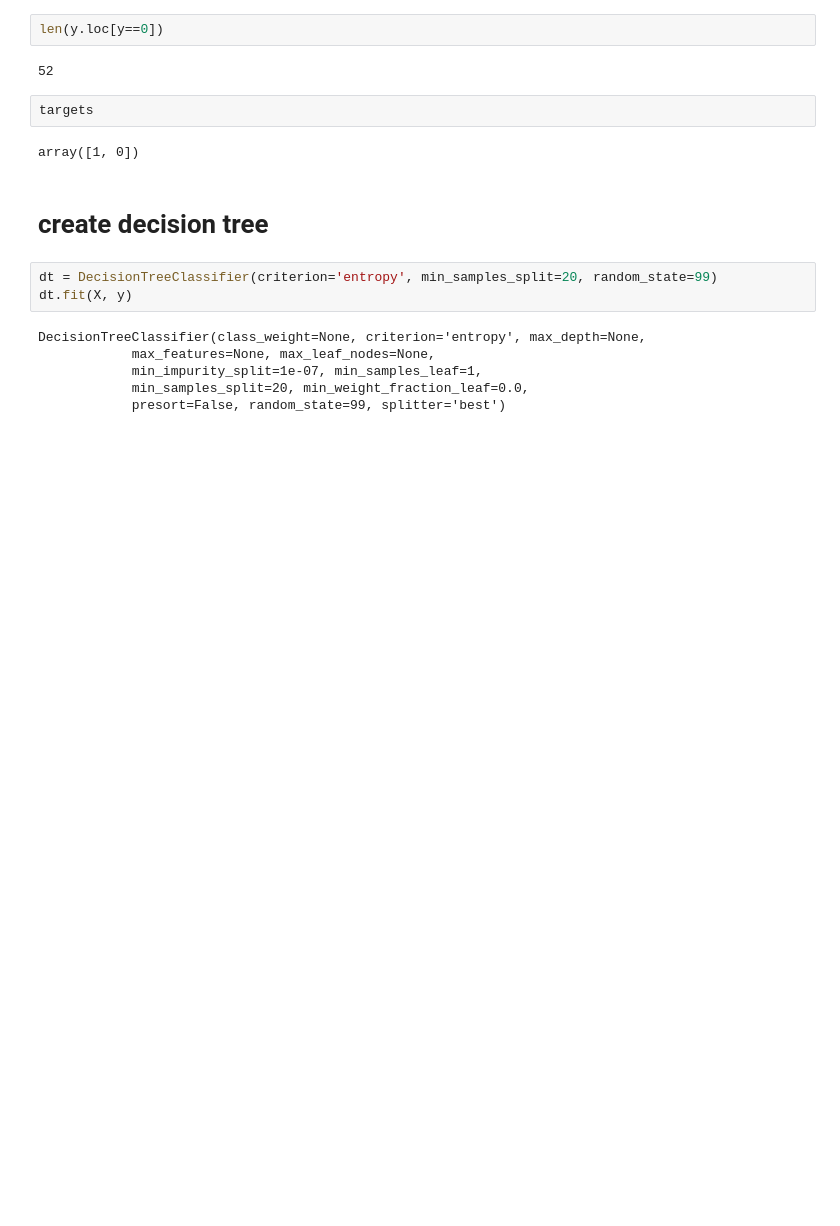
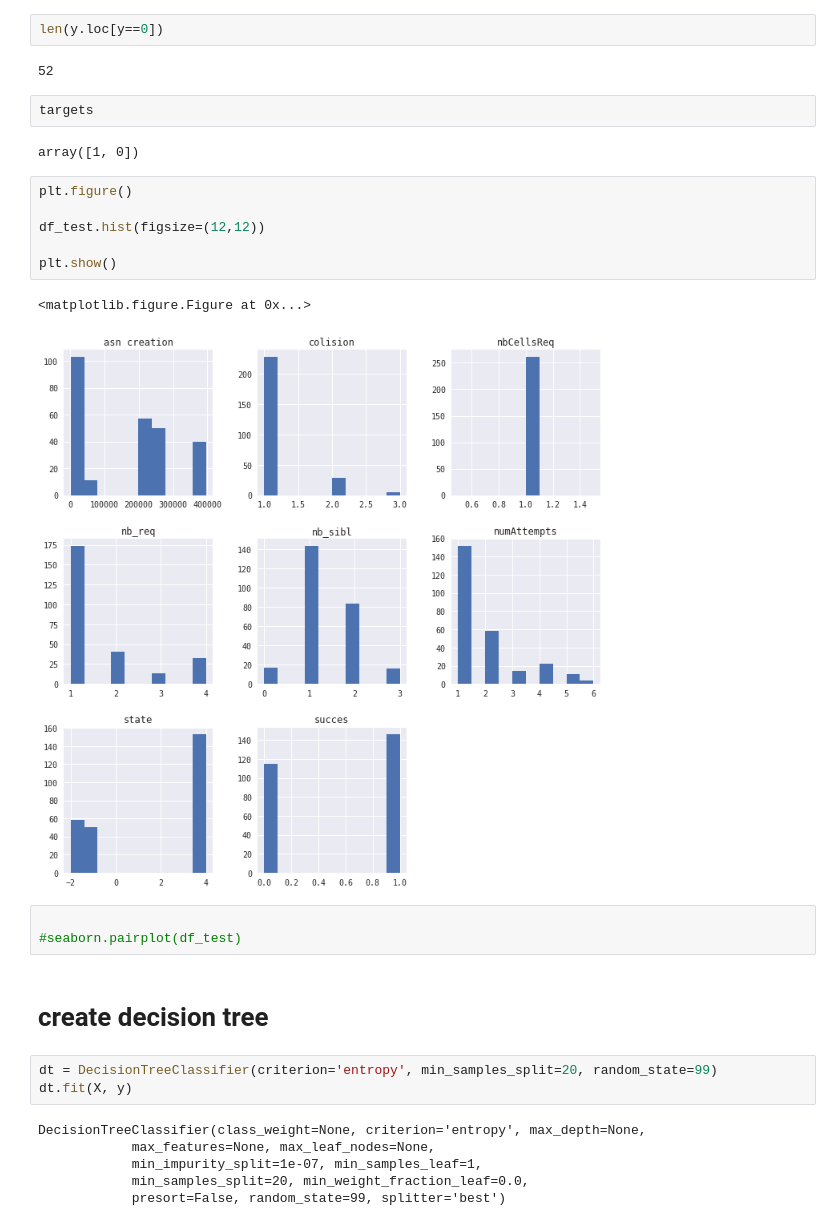
Before and after one commit to pomme-abricot/openwsn-sw, a Jupyter notebook: software/openAnalyzer/TEST_lecture_de_fichier.ipynb, the cells around one changed output. Drawn from its saved outputs; the diff is of its cells as text; blank space fills up the shorter version.

```diff
--- a/software/openAnalyzer/TEST_lecture_de_fichier.ipynb
+++ b/software/openAnalyzer/TEST_lecture_de_fichier.ipynb
@@ -271,6 +273,18 @@ len(y.loc[y==0])
 targets
 # %% [output]
 array([1, 0])
+# %%
+plt.figure()
+
+df_test.hist(figsize=(12,12))
+
+plt.show()
+# %% [output]
+<matplotlib.figure.Figure at 0x...>
+[figure, added]
+# %%
+
+#seaborn.pairplot(df_test)
 # %% [markdown]
 # create decision tree
 # %%
```
Also changed, not shown: parts of 39 cells of this notebook, 7 other files.
